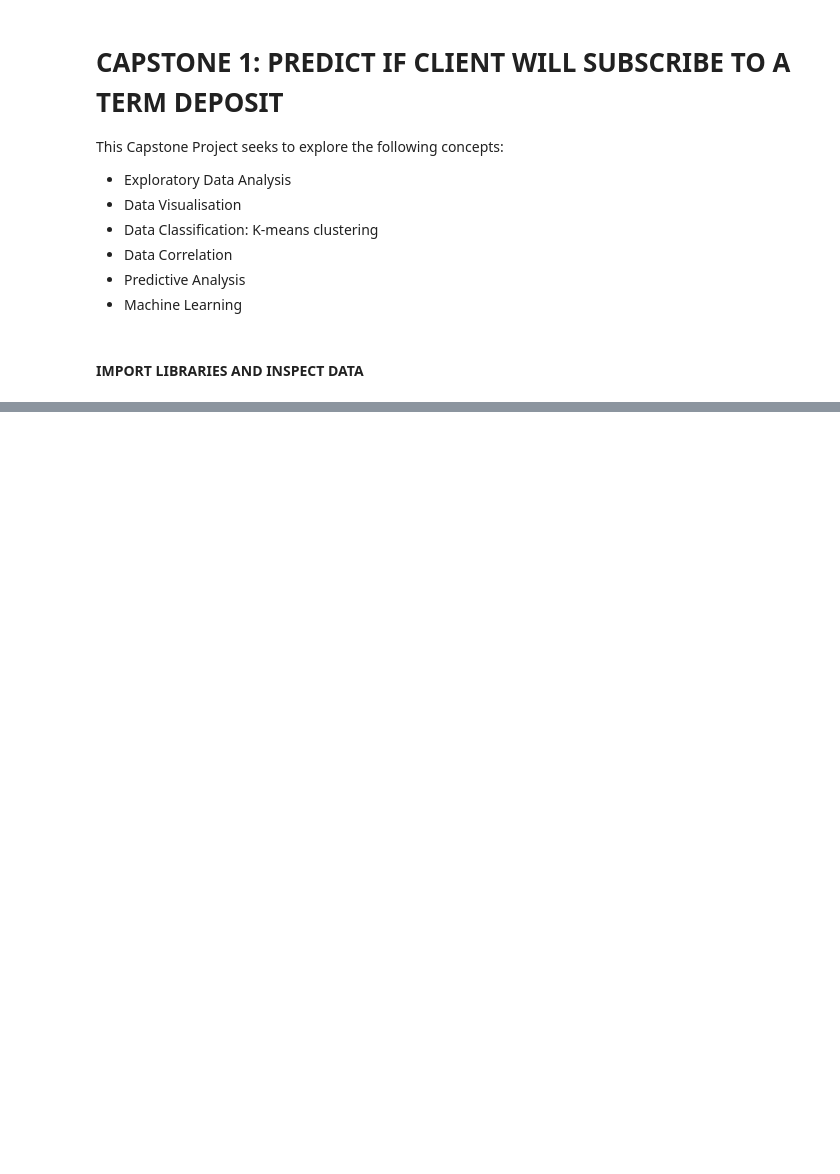
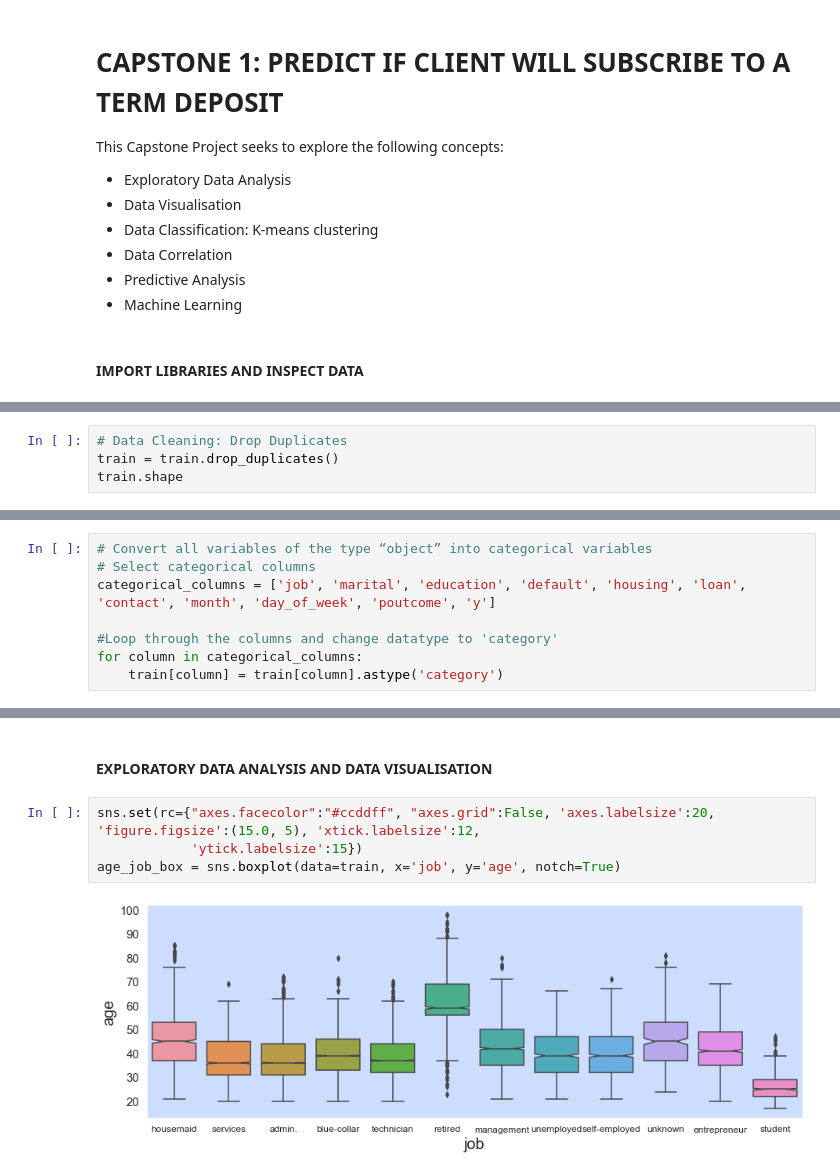
Before and after one commit to Dataforreal/springboard, a Jupyter notebook: Capstone_1/Capstone_Project_1.ipynb, the cells around one changed output, grey strips where cells are left out. Drawn from its saved outputs; the diff is of its cells as text; blank space fills up the shorter version.

Commit message:
Data wrangling update

```diff
--- a/Capstone_1/Capstone_Project_1.ipynb
+++ b/Capstone_1/Capstone_Project_1.ipynb
@@ -146,0 +39,4 @@ test_updatedSample
+# %%
+# Data Cleaning: Drop Duplicates
+train = train.drop_duplicates()
+train.shape
@@ -146,0 +45,8 @@ test_updatedSample
+# %%
+# Convert all variables of the type “object” into categorical variables
+# Select categorical columns
+categorical_columns = ['job', 'marital', 'education', 'default', 'housing', 'loan', 'contact', 'month', 'day_of_week', 'poutcome', 'y']
+
+#Loop through the columns and change datatype to 'category'
+for column in categorical_columns:
+    train[column] = train[column].astype('category')
@@ -146,0 +367,8 @@ test_updatedSample
+# %% [markdown]
+#### EXPLORATORY DATA ANALYSIS AND DATA VISUALISATION
+# %%
+sns.set(rc={"axes.facecolor":"#ccddff", "axes.grid":False, 'axes.labelsize':20, 'figure.figsize':(15.0, 5), 'xtick.labelsize':12,
+            'ytick.labelsize':15})
+age_job_box = sns.boxplot(data=train, x='job', y='age', notch=True)
+# %% [output]
+[figure, added]
```
Also changed, not shown: parts of 49 cells of this notebook.
